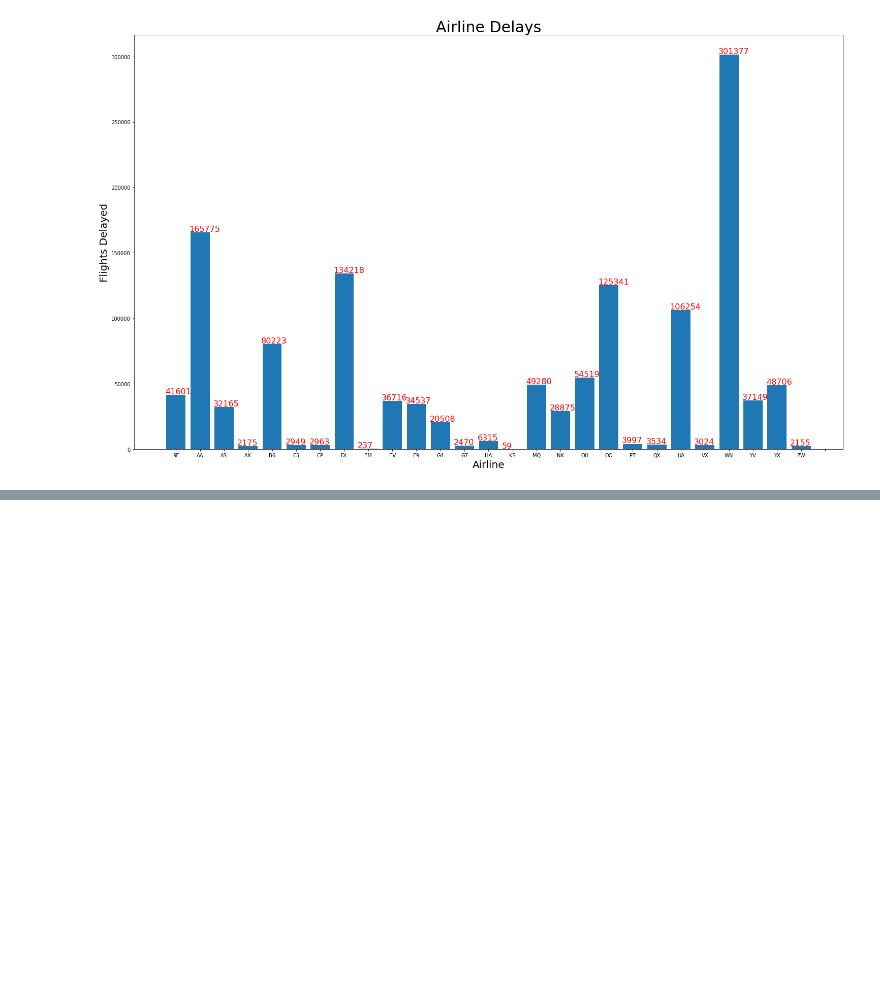
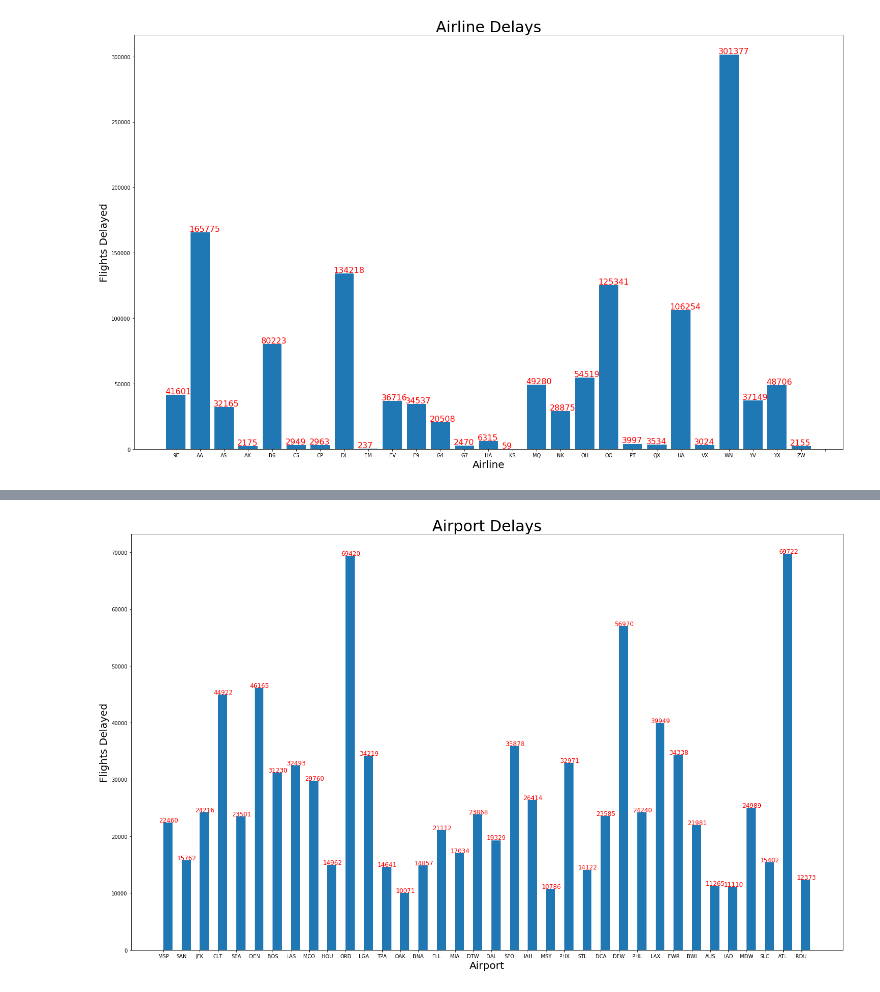
Before and after one commit to Arimorris/delays, a Jupyter notebook: visuals .ipynb, the cells around one changed output, grey strips where cells are left out. Saved outputs shown, nothing was run; the diff lists cells and outputs as text; code cells hidden in the pictures; blank space fills up the shorter version.

```diff
--- a/visuals .ipynb
+++ b/visuals .ipynb
@@ -213,0 +216,27 @@ plt.show()
+# %%
+# get airports and their counts for airports with most delyas
+p = delay['ORIGIN'].value_counts()
+airport = set(delay['ORIGIN'])
+port = [x for x in airport if p[x] >=10000]
+val = [p[x] for x in airport if p[x] >=10000]
+# %%
+# 370 airports
+o = yearly['Airports']
+# %%
+# find pct of delays per high delay airports
+p_pct =[]
+b=0
+for x in port:
+    p_pct.append(round((val[b]/o[x])* 100,2))
+    b+=1
+# %%
+plt.figure(figsize=(25,15))
+plt.bar(port, val, align='edge', width=0.5)
+plt.title("Airport Delays", fontsize =30)
+plt.xlabel('Airport', fontsize =20)
+plt.ylabel('Flights Delayed', fontsize =20)
+for a,b in zip(range(37), val):
+    plt.text(a -.25, b +75, str(b), fontsize =12, color ='r')
+plt.show()
+# %% [output]
+[figure, added]
```
Also changed, not shown: parts of 6 cells of this notebook.
